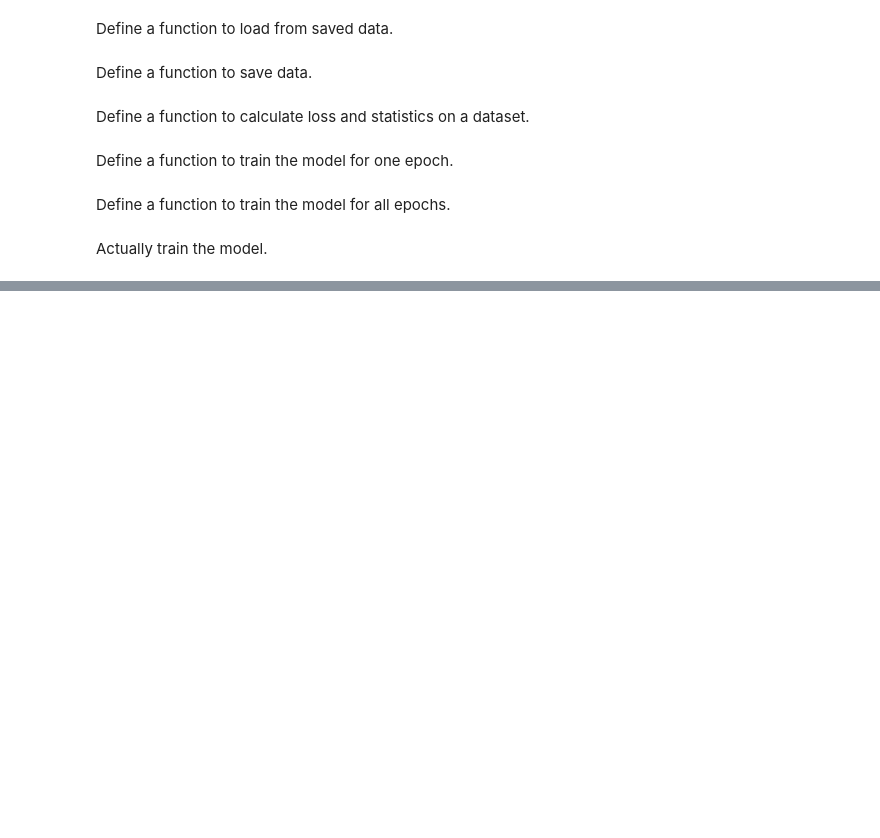
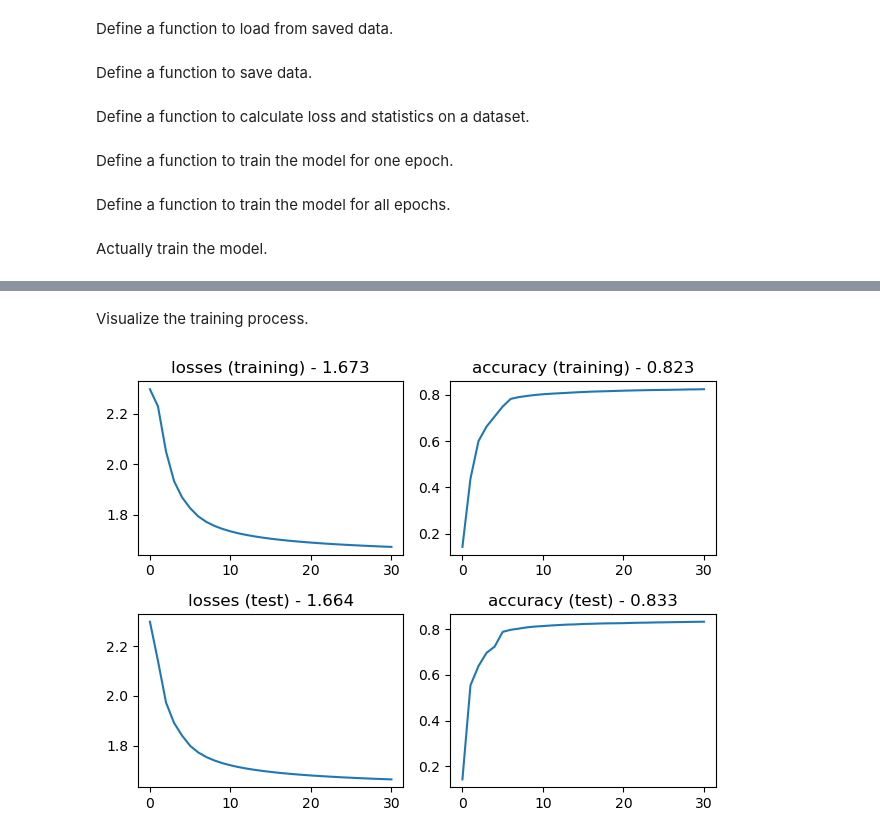
Before and after one commit to shuangxuetwelve/pytorch-practice, a Jupyter notebook: MNIST-FCN-0.ipynb, the cells around one changed output, grey strips where cells are left out. Cells and saved outputs as stored; diff of their text form; code cells hidden in the pictures; blank space fills up the shorter version.

Commit message:
Re-run MNIST-FCN-0 for 30 epochs

```diff
--- a/MNIST-FCN-0.ipynb
+++ b/MNIST-FCN-0.ipynb
@@ -269,7 +269,14 @@ def train(model, dataloader_training, dataloader_test, learning_rate, epochs):
     # Run epochs.
     for epoch in range(epochs):
 
+        # Train one epoch.
         loss, accuracy, loss_test, accuracy_test = trainOneEpoch(model, dataloader_training, dataloader_test, loss_fn, optimizer, learning_rate)
+
+        # Record the loss and accuracy.
+        losses.append(loss)
+        accuracies.append(accuracy)
+        losses_test.append(loss_test)
+        accuracies_test.append(accuracy_test)
 
         # Print statistics.
         print(f'Epoch #{epoch+1}: training loss ({loss:.2f}) | training accu ({accuracy:.2f}) | test loss ({loss_test:.2f}) | test accu ({accuracy_test:.2f})')
@@ -307,0 +315,18 @@ Epoch #30: training loss (1.63) | training accu (0.88) | test loss (1.62) | test
+# %% [markdown]
+Visualize the training process.
+# %%
+fig, ((ax11, ax12), (ax21, ax22)) = plt.subplots(2,2)
+
+ax11.plot(losses)
+ax11.set_title(f'losses (training) - {losses[EPOCHS]:.3f}')
+ax12.plot(accuracies)
+ax12.set_title(f'accuracy (training) - {accuracies[EPOCHS]:.3f}')
+ax21.plot(losses_test)
+ax21.set_title(f'losses (test) - {losses_test[EPOCHS]:.3f}')
+ax22.plot(accuracies_test)
+ax22.set_title(f'accuracy (test) - {accuracies_test[EPOCHS]:.3f}')
+
+plt.tight_layout()
+plt.show()
+# %% [output]
+[figure, added]
```
Also changed, not shown: parts of 3 cells of this notebook, 1 other file.
